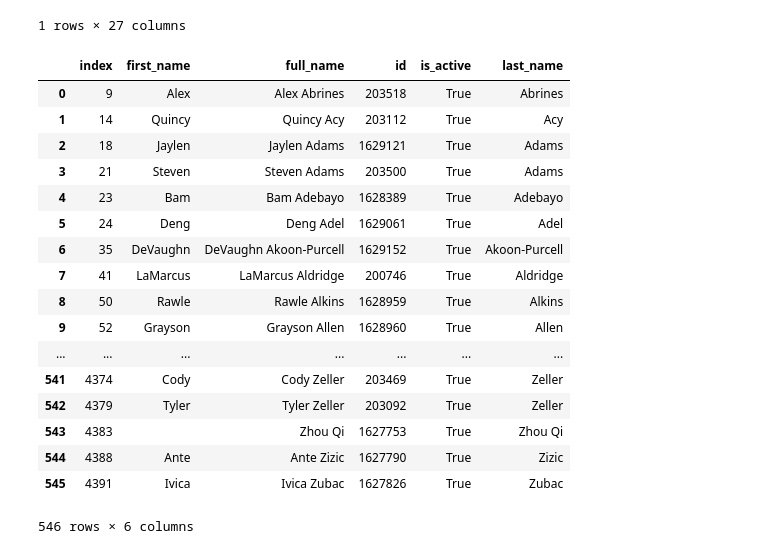
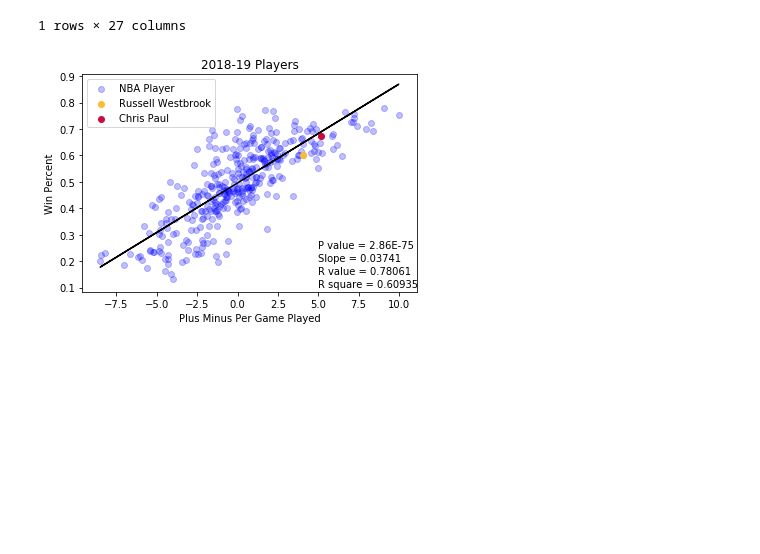
Before and after one commit to nickkeller21/Project1, a Jupyter notebook: nick/Nick Testing.ipynb, the cells around one changed output. Saved outputs shown, nothing was run; the diff lists cells and outputs as text; code cells hidden in the pictures; blank space fills up the shorter version.

```diff
--- a/nick/Nick Testing.ipynb
+++ b/nick/Nick Testing.ipynb
@@ -194,24 +188,0 @@ RW_ast_to_tov = RW_2018_2019_df["AST"]/RW_2018_2019_df["TOV"]
-# %%
-nba_players = players.get_players()
-player_df = json_normalize(nba_players)
-active_players_df = player_df[player_df.is_active == True].reset_index()
-active_players_df
-# %% [output]
-|  | index | first_name | full_name | id | is_active | last_name |
-| 0 | 9 | Alex | Alex Abrines | 203518 | True | Abrines |
-| 1 | 14 | Quincy | Quincy Acy | 203112 | True | Acy |
-| 2 | 18 | Jaylen | Jaylen Adams | 1629121 | True | Adams |
-| 3 | 21 | Steven | Steven Adams | 203500 | True | Adams |
-| 4 | 23 | Bam | Bam Adebayo | 1628389 | True | Adebayo |
-| 5 | 24 | Deng | Deng Adel | 1629061 | True | Adel |
-| 6 | 35 | DeVaughn | DeVaughn Akoon-Purcell | 1629152 | True | Akoon-Purcell |
-| 7 | 41 | LaMarcus | LaMarcus Aldridge | 200746 | True | Aldridge |
-| 8 | 50 | Rawle | Rawle Alkins | 1628959 | True | Alkins |
-| 9 | 52 | Grayson | Grayson Allen | 1628960 | True | Allen |
-| ... | ... | ... | ... | ... | ... | ... |
-| 541 | 4374 | Cody | Cody Zeller | 203469 | True | Zeller |
-| 542 | 4379 | Tyler | Tyler Zeller | 203092 | True | Zeller |
-| 543 | 4383 |  | Zhou Qi | 1627753 | True | Zhou Qi |
-| 544 | 4388 | Ante | Ante Zizic | 1627790 | True | Zizic |
-| 545 | 4391 | Ivica | Ivica Zubac | 1627826 | True | Zubac |
-546 rows × 6 columns
@@ -217,0 +193,26 @@ active_players_df
+# %%
+from nba_api.stats.endpoints import playerdashboardbygamesplits
+df = leaguedashplayerstats.LeagueDashPlayerStats(season = '2018-19').get_data_frames()[0]
+df = df[df['MIN'] > 500]
+x = df['PLUS_MINUS']/df['GP']
+y = df['W_PCT']
+rw_player = df[df['PLAYER_NAME'] == 'Russell Westbrook']
+cp_player = df[df['PLAYER_NAME'] == 'Chris Paul']
+slope, intercept, r_value, p_value, std_err = stats.linregress(x,y)
+predict_y = intercept + slope * x
+plt.plot(x, predict_y, 'black')
+plt.scatter(x,y, color = 'blue',alpha=0.25, label = 'NBA Player')
+plt.scatter((rw_player['PLUS_MINUS']/rw_player['GP']),rw_player['W_PCT'], color = '#FCBB30',label = 'Russell Westbrook')
+plt.scatter((cp_player['PLUS_MINUS']/cp_player['GP']),cp_player['W_PCT'], color = '#CF093F',label = 'Chris Paul')
+plt.xlabel("Plus Minus Per Game Played")
+plt.ylabel("Win Percent")
+plt.title("2018-19 Players")
+plt.legend(loc = 'best')
+plt.annotate("R square = {:.5f}".format(r_value*r_value),xy=(5, .1))
+plt.annotate("R value = {:.5f}".format(r_value),xy=(5, .15))
+plt.annotate("Slope = {:.5f}".format(slope),xy=(5, .2))
+plt.annotate("P value = {:.2E}".format(p_value),xy=(5, .25))
+plt.savefig("PlusMinus vs Win%.png")
+plt.show()
+# %% [output]
+[figure, added]
```
Also changed, not shown: parts of 3 cells of this notebook, 3 other files.
